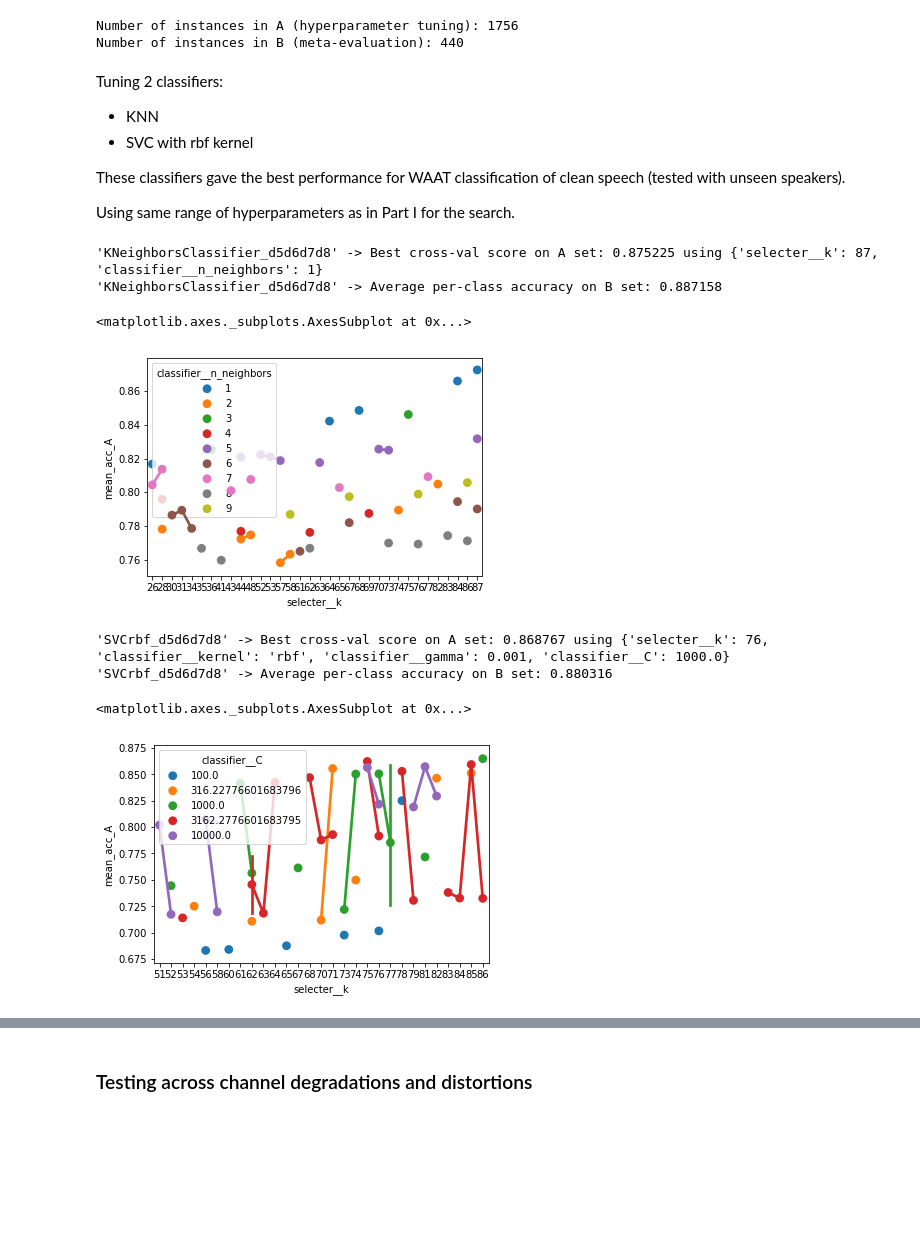
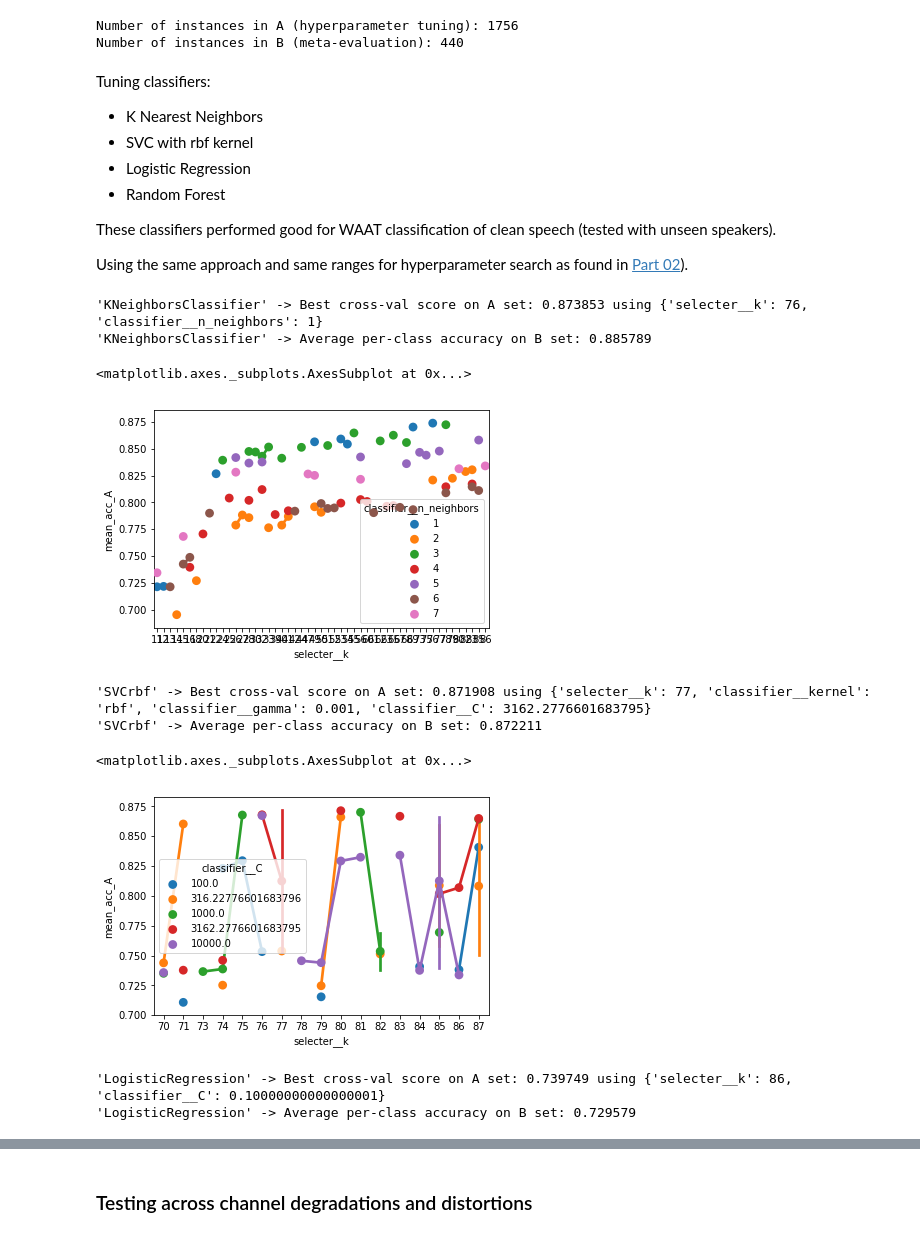
Before and after one commit to laufergall/ML_Speaker_Characteristics, a Jupyter notebook: classification/04_classification_degraded_speech.ipynb, the cells around one changed output, grey strips where cells are left out. Drawn from its saved outputs; the diff is of its cells as text; code cells hidden in the pictures; blank space fills up the shorter version.

```diff
--- a/classification/04_classification_degraded_speech.ipynb
+++ b/classification/04_classification_degraded_speech.ipynb
@@ -219,13 +218,15 @@ trained_all = []
 # label: str to keep track of the different runs in the filename
 label='d5d6d7d8'
 # %% [markdown]
-Tuning 2 classifiers:
-* KNN
+Tuning classifiers:
+* K Nearest Neighbors
 * SVC with rbf kernel
+* Logistic Regression
+* Random Forest
 
-These classifiers gave the best performance for WAAT classification of clean speech (tested with unseen speakers).
+These classifiers performed good for WAAT classification of clean speech (tested with unseen speakers).
 
-Using same range of hyperparameters as in Part I for the search.
+Using the same approach and same ranges for hyperparameter search as found in [Part 02](https://github.com/laufergall/ML_Speaker_Characteristics/blob/master/classification/02_evaluating_classification_WAAT.ipynb)).
 # %%
 from sklearn.neighbors import KNeighborsClassifier
 
@@ -236,11 +237,11 @@ def get_KNeighborsClassifier2tune():
 
     model = KNeighborsClassifier()
     hp = dict(
-        classifier__n_neighbors = list(range(1,10))
+        classifier__n_neighbors = list(range(1,8))
     )
     return 'KNeighborsClassifier', model, hp
 
-k_gridsearch = np.arange(25, 88, 1)
+k_gridsearch = np.arange(10, 88, 1)
 
 # Hyperparameter tuning with this model
 tuning, trained = hp_tuner(AX, BX, Ay, By,
@@ -248,19 +249,19 @@ tuning, trained = hp_tuner(AX, BX, Ay, By,
                                feats_names,
                                k_gridsearch,
                                'random',
-                               n_iter=50
+                               n_iter=80
                               )
 
 # update lists of tuning info and trained classifiers
 tuning_all = tuning_all.append(tuning, ignore_index=True)
 trained_all.append(trained)
 # %% [output]
-'KNeighborsClassifier_d5d6d7d8' -> Best cross-val score on A set: 0.875225 using {'selecter__k': 87, 'classifier__n_neighbors': 1}
-'KNeighborsClassifier_d5d6d7d8' -> Average per-class accuracy on B set: 0.887158
+'KNeighborsClassifier' -> Best cross-val score on A set: 0.873853 using {'selecter__k': 76, 'classifier__n_neighbors': 1}
+'KNeighborsClassifier' -> Average per-class accuracy on B set: 0.885789
 # %%
 # open generated file with results of fitting search
 
-sgrid = pd.read_csv(r'.\data_while_tuning\KNeighborsClassifier_d5d7d8_tuning.csv')
+sgrid = pd.read_csv(r'.\data_while_tuning\KNeighborsClassifier_tuning.csv')
 
 # params to dataframe
 params_dict = sgrid['params'].apply(lambda x: literal_eval(x) ).to_dict()
@@ -270,10 +271,13 @@ params_df = pd.DataFrame(data = params_dict).transpose()
 sns.pointplot(x='selecter__k', y='mean_acc_A',hue='classifier__n_neighbors', data=sgrid.join(params_df))
 # %% [output]
 <matplotlib.axes._subplots.AxesSubplot at 0x...>
-[figure, old version]
+[figure, new version]
 # %%
 from sklearn.svm import SVC
 
+"""
+Support Vector Machines
+"""
 def get_SVCrbf2finetune():
 
     model = SVC()
@@ -284,7 +288,7 @@ def get_SVCrbf2finetune():
     )
     return 'SVCrbf', model, hp
 
-k_gridsearch = np.arange(50, 88, 1)
+k_gridsearch = np.arange(70, 88, 1)
 
 # Hyperparameter tuning with this model
 tuning, trained = hp_tuner(AX, BX, Ay, By,
@@ -299,19 +303,51 @@ tuning, trained = hp_tuner(AX, BX, Ay, By,
 tuning_all = tuning_all.append(tuning, ignore_index=True)
 trained_all.append(trained)
 # %% [output]
-'SVCrbf_d5d6d7d8' -> Best cross-val score on A set: 0.868767 using {'selecter__k': 76, 'classifier__kernel': 'rbf', 'classifier__gamma': 0.001, 'classifier__C': 1000.0}
-'SVCrbf_d5d6d7d8' -> Average per-class accuracy on B set: 0.880316
+'SVCrbf' -> Best cross-val score on A set: 0.871908 using {'selecter__k': 77, 'classifier__kernel': 'rbf', 'classifier__gamma': 0.001, 'classifier__C': 3162.2776601683795}
+'SVCrbf' -> Average per-class accuracy on B set: 0.872211
 # %%
 # rbf kernel: open generated file with results of fitting search
 
-sgrid = pd.read_csv(r'.\data_while_tuning\SVCrbf_d5d7d8_tuning.csv')
+sgrid = pd.read_csv(r'.\data_while_tuning\SVCrbf_tuning.csv')
 
 # params to dataframe
 params_dict = sgrid['params'].apply(lambda x: literal_eval(x) ).to_dict()
 params_df = pd.DataFrame(data = params_dict).transpose()
 
 # plot acc vs. params
 sns.pointplot(x='selecter__k', y='mean_acc_A',hue='classifier__C', data=sgrid.join(params_df))
 # %% [output]
 <matplotlib.axes._subplots.AxesSubplot at 0x...>
-[figure, old version]
+[figure, new version]
+# %%
+from sklearn.linear_model import LogisticRegression
+
+"""
+Logistic Regression
+"""
+def get_LogisticRegression2tune():
+
+    model = LogisticRegression()
+    hp = dict(
+        #classifier__penalty = ['l1','l2'],
+        classifier__C = np.logspace(-3,3,num=7)
+    )
+    return 'LogisticRegression', model, hp
+
+k_gridsearch = np.arange(10, 88, 1)
+
+# Hyperparameter tuning with this model
+tuning, trained = hp_tuner(AX, BX, Ay, By,
+                           [get_LogisticRegression2tune],
+                           feats_names,
+                           k_gridsearch,
+                           'random',
+                           n_iter=50
+                          )
+
+# update lists of tuning info and trained classifiers
+tuning_all = tuning_all.append(tuning, ignore_index=True)
+trained_all.append(trained)
+# %% [output]
+'LogisticRegression' -> Best cross-val score on A set: 0.739749 using {'selecter__k': 86, 'classifier__C': 0.10000000000000001}
+'LogisticRegression' -> Average per-class accuracy on B set: 0.729579
```
Also changed, not shown: parts of 16 cells of this notebook.
